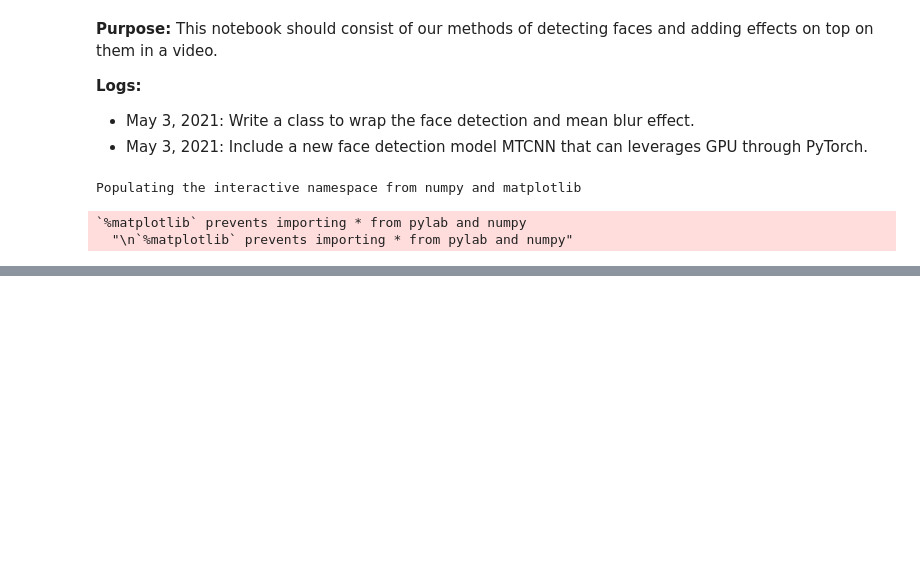
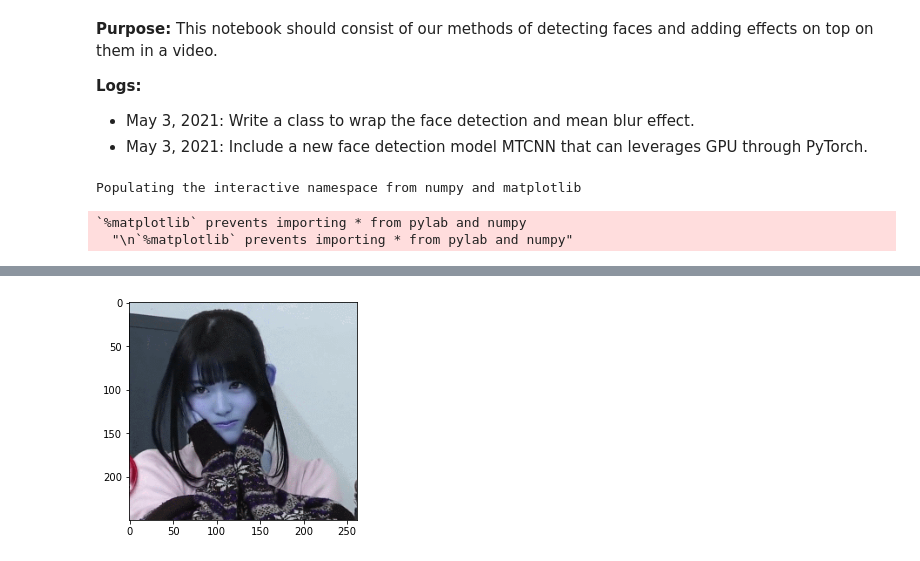
Before and after one commit to ZichangYe/AdvancedPython2021, a Jupyter notebook: video_transformer_test.ipynb, the cells around one changed output, grey strips where cells are left out. Cells and saved outputs as stored; diff of their text form; code cells hidden in the pictures; blank space fills up the shorter version.

```diff
--- a/video_transformer_test.ipynb
+++ b/video_transformer_test.ipynb
@@ -159,0 +167,10 @@ case_1.output()
+# %%
+case_1 = video_transformer(path = path,
+                           video_path = data_path,
+                           save_path = os.path.join(path, "data", "frames"),
+                           file_name = "girl.gif",
+                           display=True)
+case_1.main_transformation("svm", filter_effect=case_1.mean_blur)
+case_1.output()
+# %% [output]
+[figure, added]
```
Also changed, not shown: parts of 4 cells of this notebook.
